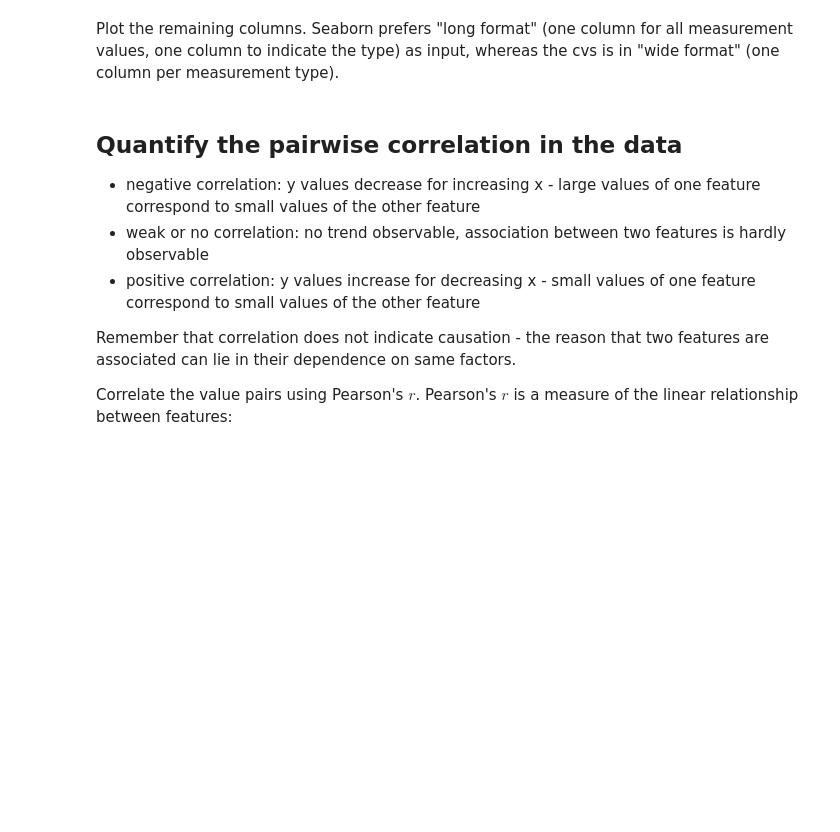
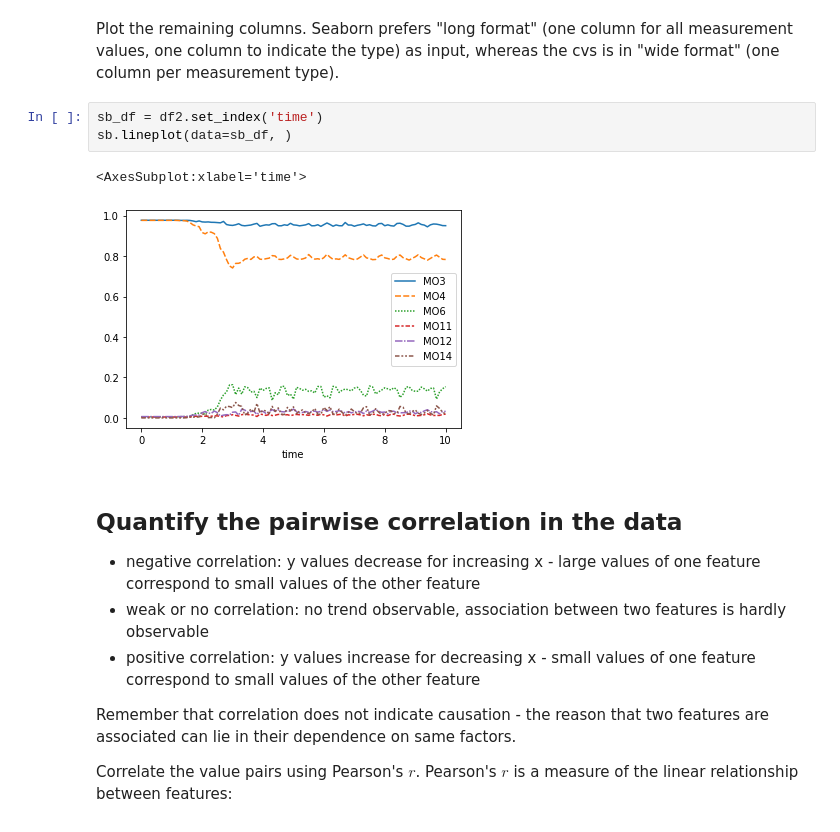
Before and after one commit to bittrine/artdevscisw_team_noone, a Jupyter notebook: unit1/src/notebook_unit1.ipynb, the cells around one changed output. Drawn from its saved outputs; the diff is of its cells as text; blank space fills up the shorter version.

```diff
--- a/unit1/src/notebook_unit1.ipynb
+++ b/unit1/src/notebook_unit1.ipynb
@@ -76,5 +104,11 @@ We can discard the entries norm, \<x>, and \<y> as these are mostly constant.
 # %% [markdown]
 Plot the remaining columns. Seaborn prefers "long format" (one column for all measurement values, one column to indicate the type) as input, whereas the cvs is in "wide format" (one column per measurement type).
+# %%
+sb_df = df2.set_index('time')
+sb.lineplot(data=sb_df, )
+# %% [output]
+<AxesSubplot:xlabel='time'>
+[figure, added]
 # %% [markdown]
 ## Quantify the pairwise correlation in the data
 
```
Also changed, not shown: parts of 10 cells of this notebook, 3 other files.
